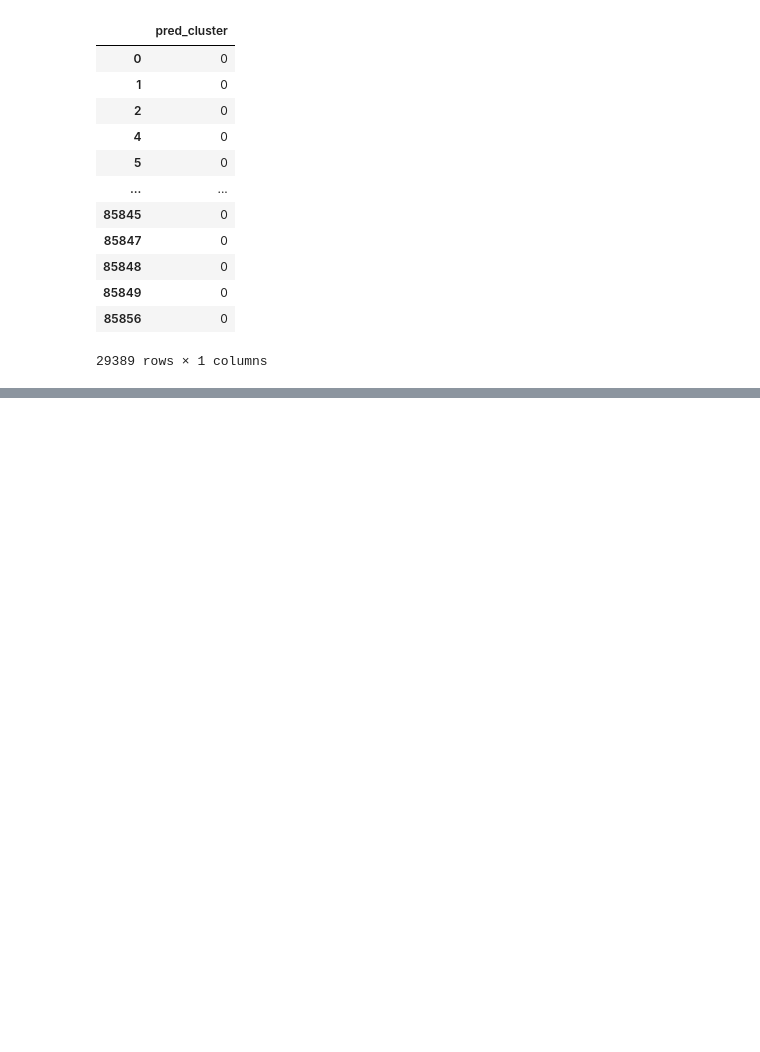
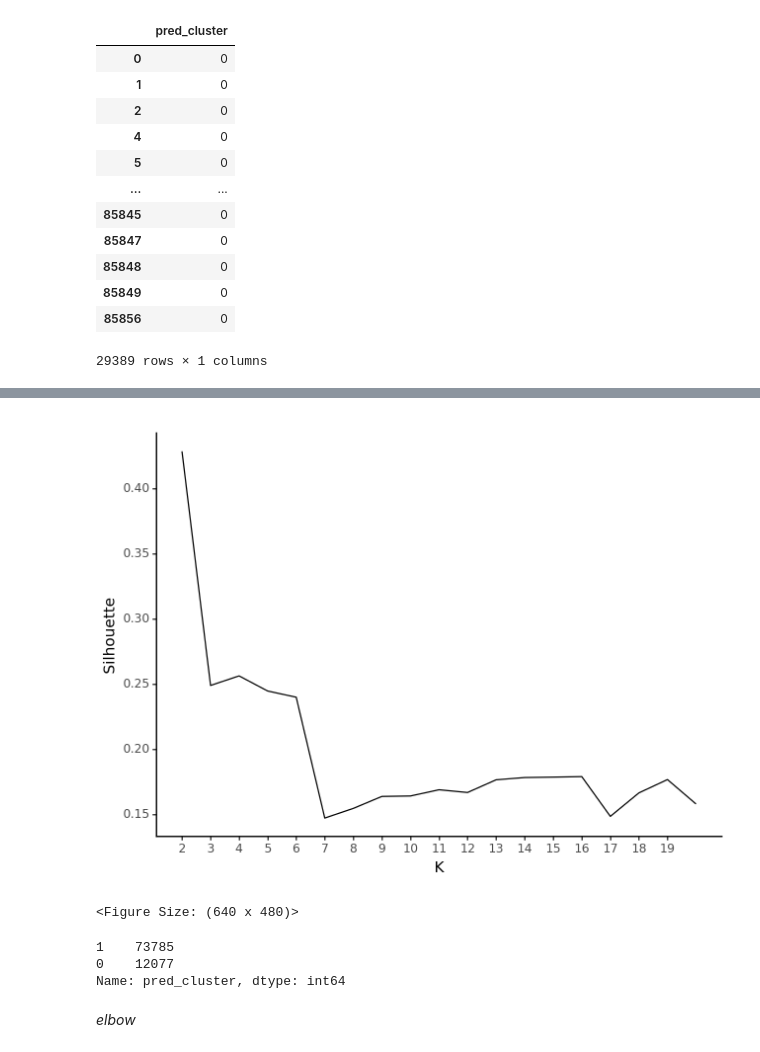
Before and after one commit to rbenzecry/SME-informal-sector-colombia, a Jupyter notebook: 01_emicron/02_models.ipynb, the cells around one changed output, grey strips where cells are left out. Drawn from its saved outputs; the diff is of its cells as text; code cells hidden in the pictures; blank space fills up the shorter version.

```diff
--- a/01_emicron/02_models.ipynb
+++ b/01_emicron/02_models.ipynb
@@ -134,3 +136,8 @@ for k in k_range:
     # Save the inertia
     inertias.append(kmeans_loop.inertia_)
     silhouettes.append(silhouette_score(X, kmeans_loop.labels_))
+# %%
+k_means_comp = pd.DataFrame({'inertia':inertias,
+              'silhouette':silhouettes},
+             index=k_range
+             ).reset_index()
@@ -136,0 +164,13 @@ for k in k_range:
+# %%
+from plotnine import ggplot, aes, geom_line, theme_classic, labs, scale_x_continuous
+
+(
+    ggplot(k_means_comp) +
+    geom_line(aes(x='index', y='silhouette')) +
+    theme_classic() +
+    labs(x='K', y='Silhouette') +
+    scale_x_continuous(breaks=k_means_comp.index+1)
+    )
+# %% [output]
+[figure, added]
+<Figure Size: (640 x 480)>
@@ -136,0 +189,9 @@ for k in k_range:
+# %%
+# Examining the cluster groupings
+kmeans_pred_2.pred_cluster.value_counts()
+# %% [output]
+1    73785
+0    12077
+Name: pred_cluster, dtype: int64
+# %% [markdown]
+*elbow*
```
Also changed, not shown: parts of 8 cells of this notebook.
